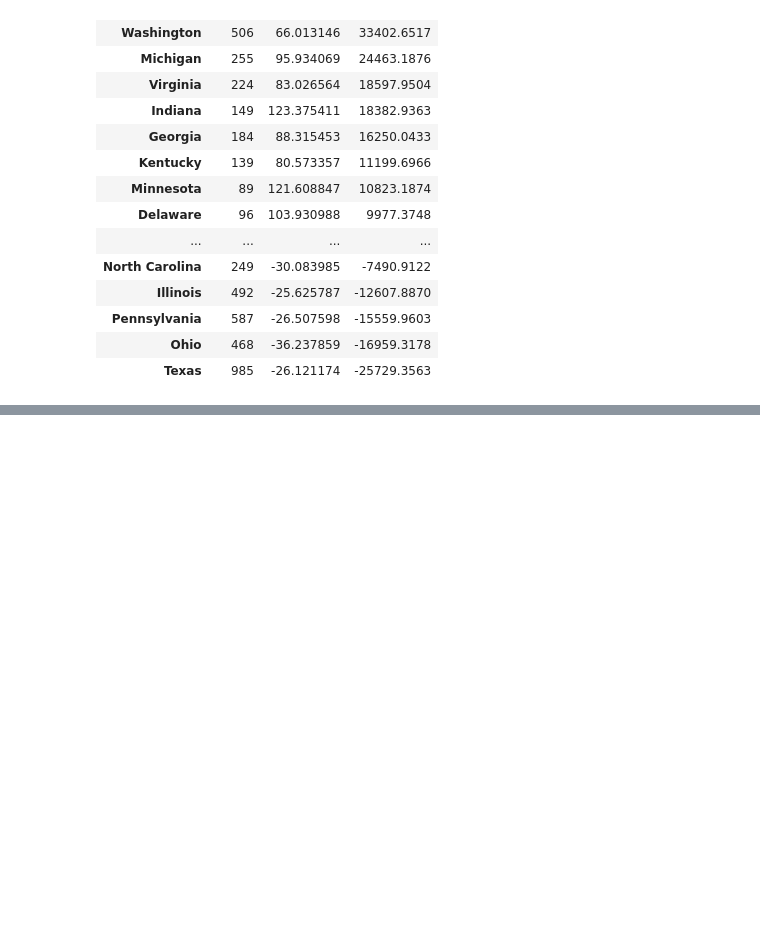
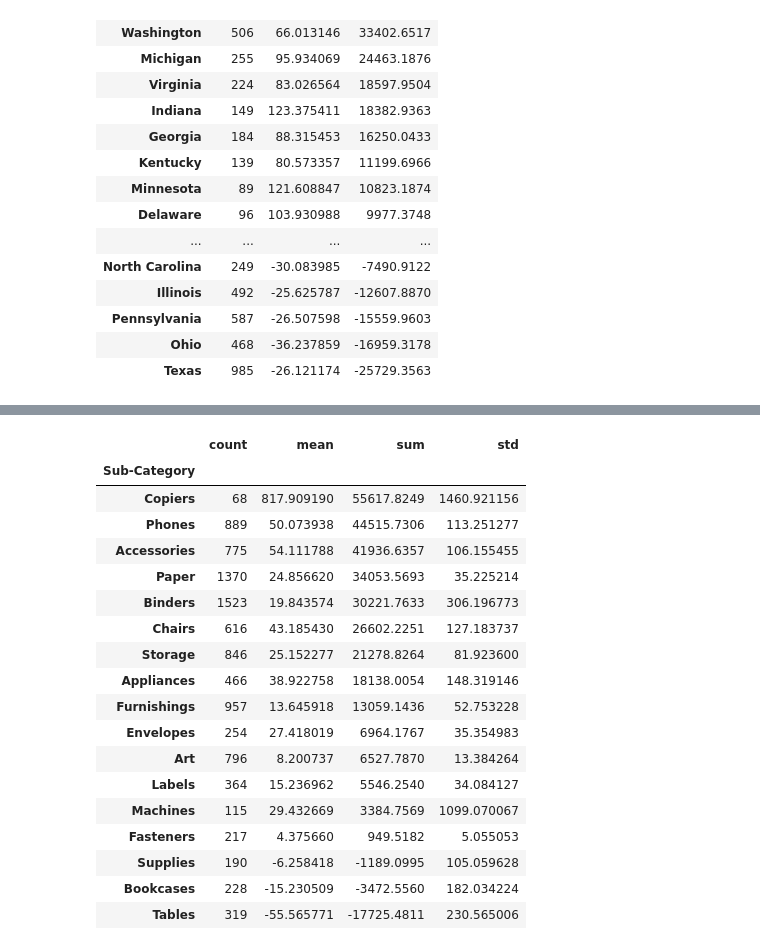
Before and after one commit to Sarthak653/eda-sales, a Jupyter notebook: eda.ipynb, the cells around one changed output, grey strips where cells are left out. Saved outputs shown, nothing was run; the diff lists cells and outputs as text; code cells hidden in the pictures; blank space fills up the shorter version.

```diff
--- a/eda.ipynb
+++ b/eda.ipynb
@@ -933,0 +966,22 @@ df.groupby("State")["Profit"].agg(["count", "mean", "sum"]).sort_values("sum", a
+# %%
+df.groupby("Sub-Category")["Profit"].agg(["count", "mean", "sum","std"]).sort_values("sum", ascending=False)
+# %% [output]
+|  | count | mean | sum | std |
+| Sub-Category |  |  |  |  |
+| Copiers | 68 | 817.909190 | 55617.8249 | 1460.921156 |
+| Phones | 889 | 50.073938 | 44515.7306 | 113.251277 |
+| Accessories | 775 | 54.111788 | 41936.6357 | 106.155455 |
+| Paper | 1370 | 24.856620 | 34053.5693 | 35.225214 |
+| Binders | 1523 | 19.843574 | 30221.7633 | 306.196773 |
+| Chairs | 616 | 43.185430 | 26602.2251 | 127.183737 |
+| Storage | 846 | 25.152277 | 21278.8264 | 81.923600 |
+| Appliances | 466 | 38.922758 | 18138.0054 | 148.319146 |
+| Furnishings | 957 | 13.645918 | 13059.1436 | 52.753228 |
+| Envelopes | 254 | 27.418019 | 6964.1767 | 35.354983 |
+| Art | 796 | 8.200737 | 6527.7870 | 13.384264 |
+| Labels | 364 | 15.236962 | 5546.2540 | 34.084127 |
+| Machines | 115 | 29.432669 | 3384.7569 | 1099.070067 |
+| Fasteners | 217 | 4.375660 | 949.5182 | 5.055053 |
+| Supplies | 190 | -6.258418 | -1189.0995 | 105.059628 |
+| Bookcases | 228 | -15.230509 | -3472.5560 | 182.034224 |
+| Tables | 319 | -55.565771 | -17725.4811 | 230.565006 |
```
Also changed, not shown: parts of 20 cells of this notebook.
